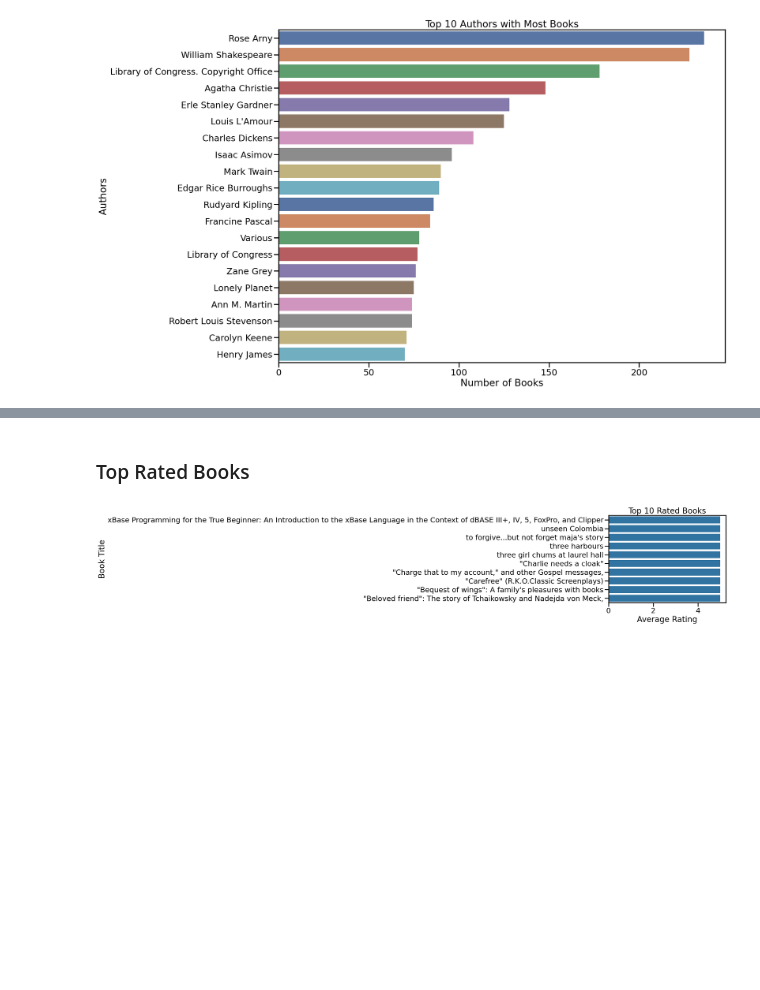
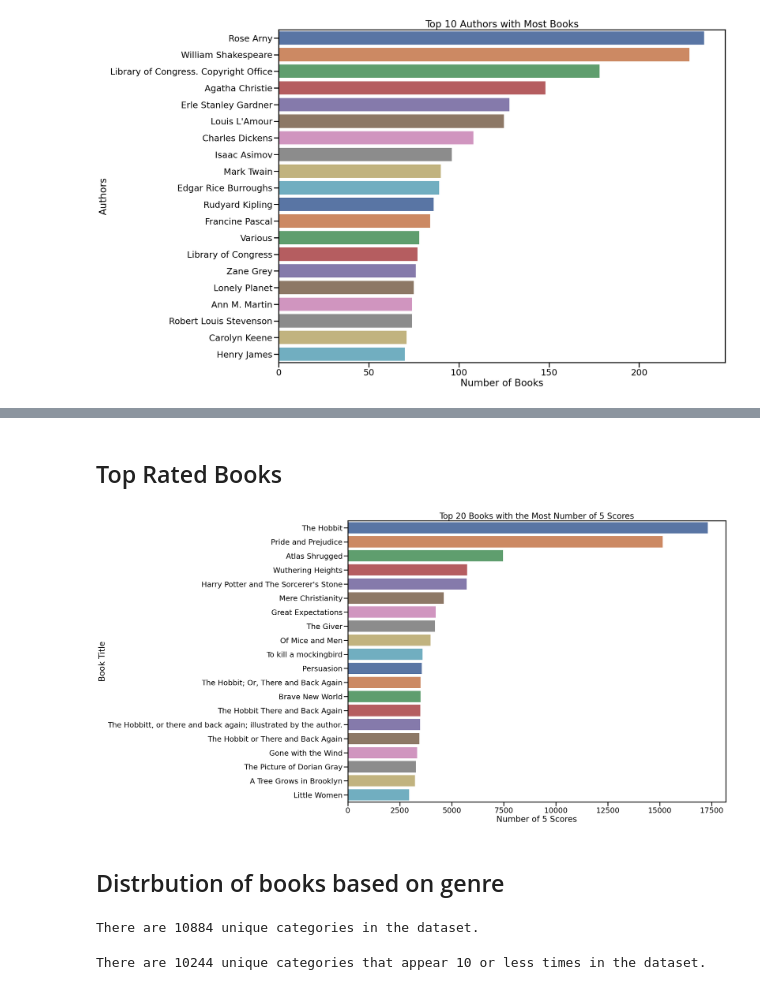
Before and after one commit to danielepolotow/book_data, a Jupyter notebook: Data exploration.ipynb, the cells around one changed output, grey strips where cells are left out. Cells and saved outputs as stored; diff of their text form; code cells hidden in the pictures; blank space fills up the shorter version.

```diff
--- a/Data exploration.ipynb
+++ b/Data exploration.ipynb
@@ -198,11 +189,35 @@ plt.show()
 # %% [markdown]
-### Top Rated Books
+## Top Rated Books
 # %%
-top_rated_books = book_rating.groupby('Title')['score'].mean().sort_values(ascending=False).head(10)
-sns.barplot(x=top_rated_books, y=top_rated_books.index)
-plt.title('Top 10 Rated Books')
-plt.xlabel('Average Rating')
-plt.ylabel('Book Title')
-plt.show()
+top_rated_books = book_rating[book_rating['score'] == 5]
+top_rated_books_count = top_rated_books['Title'].value_counts().head(20).reset_index()
+top_rated_books_count.columns = ['Title', 'Number of 5 Scores']
-# %% [output]
-[figure, removed]
+# %%
+sns.set_context("poster")
+plt.figure(figsize=(20, 15))
+sns.barplot(x='Number of 5 Scores', y='Title', data=top_rated_books_count, palette='deep')
+plt.title("Top 20 Books with the Most Number of 5 Scores")
+plt.xlabel("Number of 5 Scores")
+plt.ylabel("Book Title")
+plt.show()
+# %% [output]
+[figure, added]
+# %% [markdown]
+## Distrbution of books based on genre
+# %%
+book_data = pd.read_csv('books_data.csv')
+book_data['categories'] = book_data['categories'].fillna('[]')
+book_data['categories'] = book_data['categories'].apply(ast.literal_eval)
+exploded_categories = book_data.explode('categories')
+unique_categories = exploded_categories['categories'].unique()
+num_unique_categories = len(unique_categories)
+print(f'There are {num_unique_categories} unique categories in the dataset.')
+# %% [output]
+There are 10884 unique categories in the dataset.
+# %%
+category_counts = exploded_categories['categories'].value_counts()
+categories_once = category_counts[category_counts <= 10]
+num_categories_once = len(categories_once)
+print(f'There are {num_categories_once} unique categories that appear 10 or less times in the dataset.')
+# %% [output]
+There are 10244 unique categories that appear 10 or less times in the dataset.
```
Also changed, not shown: parts of 10 cells of this notebook.
